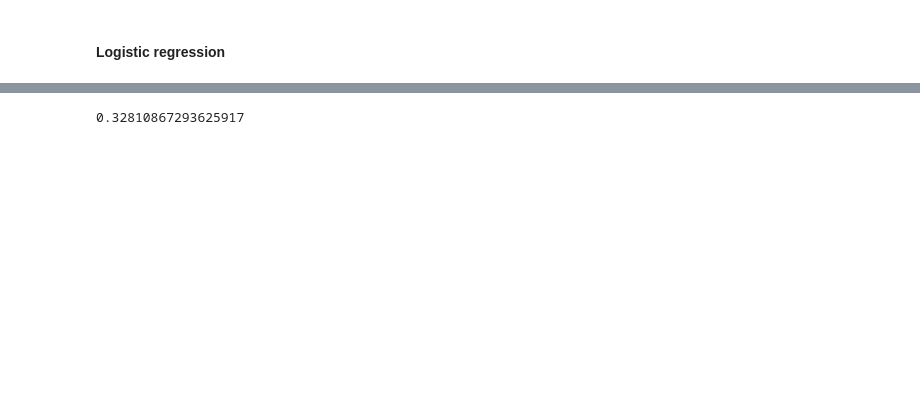
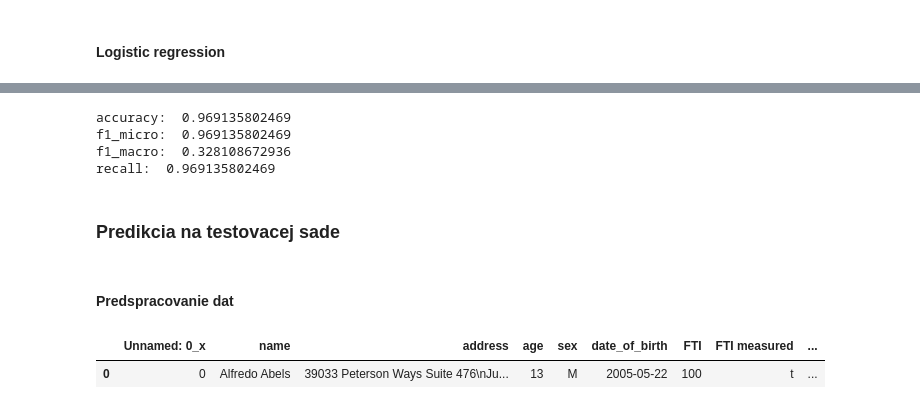
Before and after one commit to Pomichal/pr1_IAU, a Jupyter notebook: Classification.ipynb, the cells around one changed output, grey strips where cells are left out. Saved outputs shown, nothing was run; the diff lists cells and outputs as text; code cells hidden in the pictures; blank space fills up the shorter version.

```diff
--- a/Classification.ipynb
+++ b/Classification.ipynb
@@ -37,13 +38,17 @@ pd.options.display.max_columns = None
 # %%
 other_train = pd.read_csv('31/other_train.csv')
 other_valid = pd.read_csv('31/other_valid.csv')
+other_test = pd.read_csv('31/other_test.csv')
 
 personal_train = pd.read_csv('31/personal_train.csv')
 personal_valid = pd.read_csv('31/personal_valid.csv')
+personal_test = pd.read_csv('31/personal_test.csv')
 # %%
 result_train = our_ppl.merge_and_deduplicate(personal_train, other_train, columns=['name','address'],deduplic=[1], func=our_ppl.func)
 # %%
 result_valid = our_ppl.merge_and_deduplicate(personal_valid, other_valid, columns=['name','address'],deduplic=[1], func=our_ppl.func)
+# %%
+result_test = our_ppl.merge_and_deduplicate(personal_test, other_test, columns=['name','address'],deduplic=[1], func=our_ppl.func)
 # %%
 other_valid.shape
 # %% [output]
@@ -619,7 +594,17 @@ clf_lr.fit(X_train_dt[X_train_dt.columns.difference(['class'])],X_train_dt['clas
 # %%
 pred = clf_lr.predict(X_valid_dt[X_valid_dt.columns.difference(['class'])])
-accuracy_score(X_valid_dt['class'], pred)
+evaluate( pred, X_valid_dt['class'])
+# %% [output]
+accuracy:  0.969135802469
+f1_micro:  0.969135802469
+f1_macro:  0.328108672936
+recall:  0.969135802469
-# %%
-f1_score(X_valid_dt['class'], pred, average='macro')
-# %% [output]
-0.32810867293625917
+# %% [markdown]
+### Predikcia na testovacej sade
+# %% [markdown]
+#### Predspracovanie dat
+# %%
+result_test.head(1)
+# %% [output]
+|  | Unnamed: 0_x | name | address | age | sex | date_of_birth | FTI | FTI measured | ... |
+| 0 | 0 | Alfredo Abels | 39033 Peterson Ways Suite 476\nJu... | 13 | M | 2005-05-22 | 100 | t | ... |
```
Also changed, not shown: parts of 70 cells of this notebook, 1 other file.
